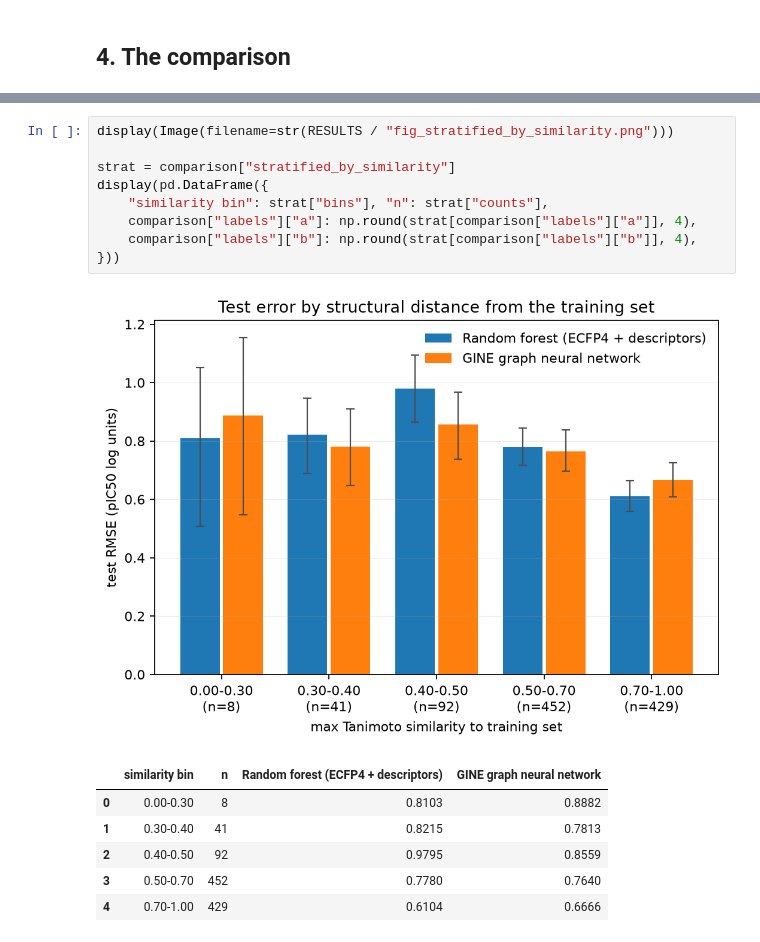
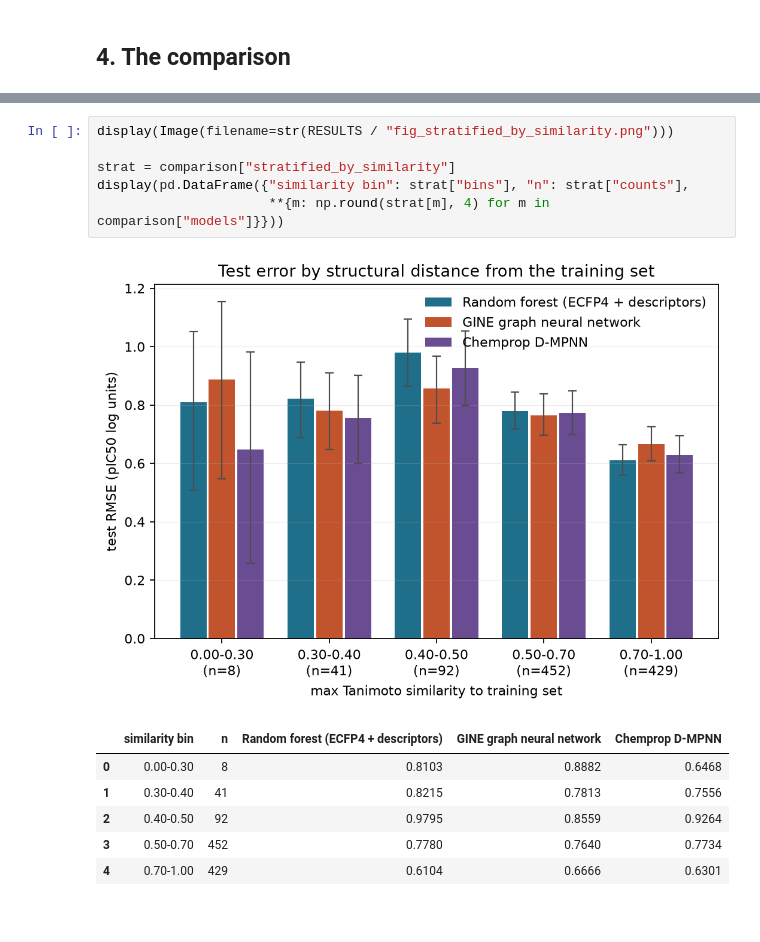
Before and after one commit to aadityageddam-ux/hdac1-qsar-gnn, a Jupyter notebook: report.ipynb, the cells around one changed output, grey strips where cells are left out. Drawn from its saved outputs; the diff is of its cells as text.

```diff
--- a/report.ipynb
+++ b/report.ipynb
@@ -216,19 +254,16 @@ Random-split control - how much optimism a random split would have bought:
 # %%
 display(Image(filename=str(RESULTS / "fig_stratified_by_similarity.png")))
 
 strat = comparison["stratified_by_similarity"]
-display(pd.DataFrame({
-    "similarity bin": strat["bins"], "n": strat["counts"],
-    comparison["labels"]["a"]: np.round(strat[comparison["labels"]["a"]], 4),
-    comparison["labels"]["b"]: np.round(strat[comparison["labels"]["b"]], 4),
-}))
+display(pd.DataFrame({"similarity bin": strat["bins"], "n": strat["counts"],
+                      **{m: np.round(strat[m], 4) for m in comparison["models"]}}))
 # %% [output]
-[figure, old version]
+[figure, new version]
-|  | similarity bin | n | Random forest (ECFP4 + descriptors) | GINE graph neural network |
-| 0 | 0.00-0.30 | 8 | 0.8103 | 0.8882 |
-| 1 | 0.30-0.40 | 41 | 0.8215 | 0.7813 |
-| 2 | 0.40-0.50 | 92 | 0.9795 | 0.8559 |
-| 3 | 0.50-0.70 | 452 | 0.7780 | 0.7640 |
-| 4 | 0.70-1.00 | 429 | 0.6104 | 0.6666 |
+|  | similarity bin | n | Random forest (ECFP4 + descriptors) | GINE graph neural network | Chemprop D-MPNN |
+| 0 | 0.00-0.30 | 8 | 0.8103 | 0.8882 | 0.6468 |
+| 1 | 0.30-0.40 | 41 | 0.8215 | 0.7813 | 0.7556 |
+| 2 | 0.40-0.50 | 92 | 0.9795 | 0.8559 | 0.9264 |
+| 3 | 0.50-0.70 | 452 | 0.7780 | 0.7640 | 0.7734 |
+| 4 | 0.70-1.00 | 429 | 0.6104 | 0.6666 | 0.6301 |
 # %%
 display(Image(filename=str(RESULTS / "fig_error_distributions.png")))
```
Also changed, not shown: parts of 20 cells of this notebook, 20 other files.
